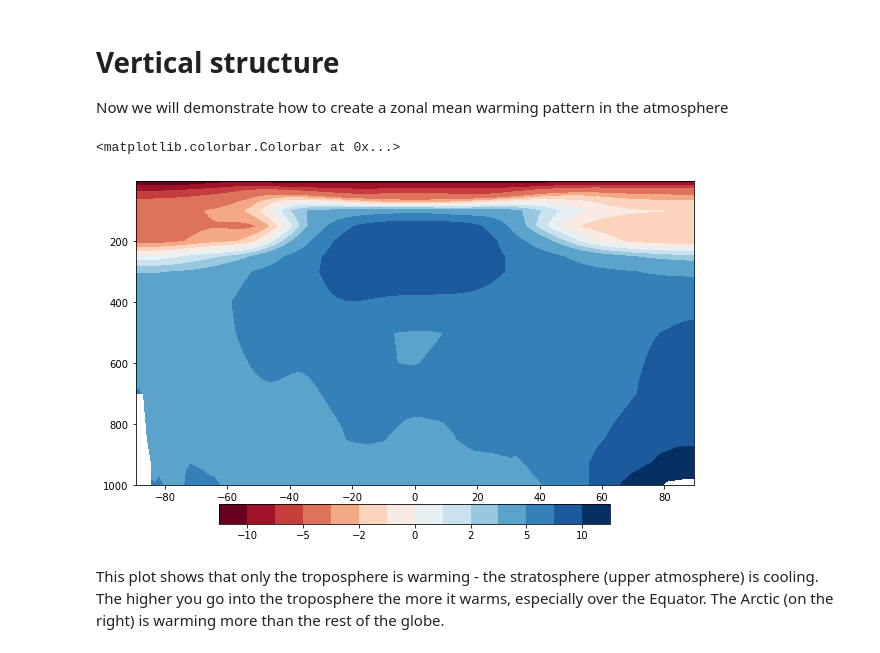
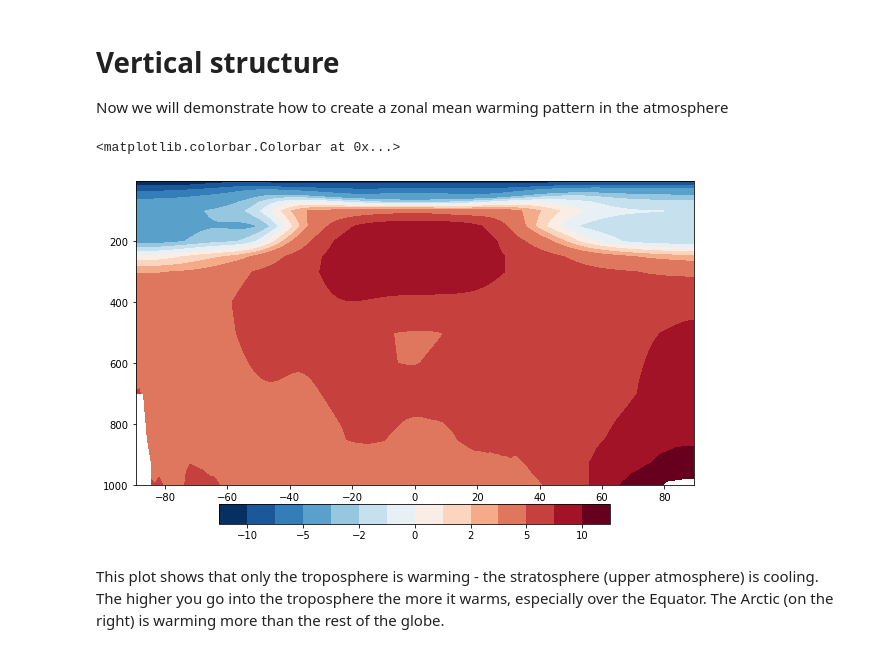
Before and after one commit to chrisbrierley/geog0121, a Jupyter notebook: practicals/UKESM1_in_Python/plotting_UKESM1_files_directly.ipynb, the cells around one changed output. Drawn from its saved outputs; the diff is of its cells as text; code cells hidden in the pictures.

```diff
--- a/practicals/UKESM1_in_Python/plotting_UKESM1_files_directly.ipynb
+++ b/practicals/UKESM1_in_Python/plotting_UKESM1_files_directly.ipynb
@@ -326,22 +358,22 @@ znavg_ta_370=ta_370.ta.sel(time=slice('2071-01-01', '2100-12-30')).mean(dim=('ti
 # And compute the difference between them
 zndiff=znavg_ta_370-znavg_ta_hist
 # %%
-cmap=matplotlib.pyplot.get_cmap('RdBu') #define colormap
+cmap=matplotlib.pyplot.get_cmap('RdBu_r') #define colormap
 #define colormap's range and scale
 bounds = [-15,-10,-7,-5,-3,-2,-1,0,1,2,3,5,7,10,15]
 norm = matplotlib.colors.BoundaryNorm(boundaries=bounds, ncolors=256)
 
 matplotlib.pyplot.figure(figsize=(10,7))
 
 ax = matplotlib.pyplot.axes()
 fig=ax.contourf(zndiff.lat,zndiff.plev*0.01,zndiff,levels=bounds,cmap=cmap,norm=norm)
 ax.invert_yaxis()
 
 cax,kw = matplotlib.colorbar.make_axes(ax,location='bottom',pad=0.05,shrink=0.7)
 matplotlib.pyplot.colorbar(fig,cax=cax,extend='both',**kw)
 # %% [output]
 <matplotlib.colorbar.Colorbar at 0x...>
-[figure, old version]
+[figure, new version]
 # %% [markdown]
 This plot shows that only the troposphere is warming - the stratosphere (upper atmosphere) is cooling. The higher you go into the troposphere the more it warms, especially over the Equator. The Arctic (on the right) is warming more than the rest of the globe.
 # %% [markdown]
```
Also changed, not shown: parts of 23 cells of this notebook.
